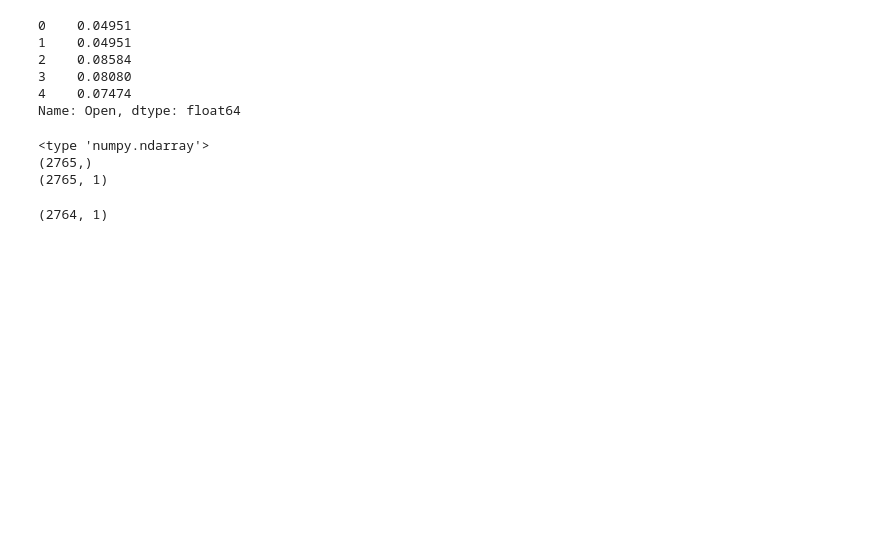
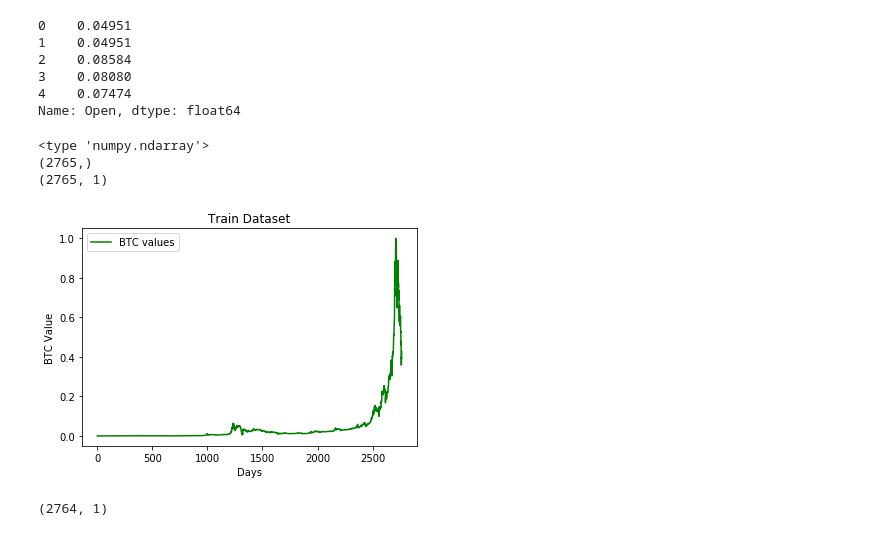
Before and after one commit to praseedm/Advance-AI, a Jupyter notebook: ML/assignments/Day21.ipynb, the cells around one changed output. Drawn from its saved outputs; the diff is of its cells as text; code cells hidden in the pictures; blank space fills up the shorter version.

```diff
--- a/ML/assignments/Day21.ipynb
+++ b/ML/assignments/Day21.ipynb
@@ -37,6 +37,15 @@ print d_open.shape
 <type 'numpy.ndarray'>
 (2765,)
 (2765, 1)
+# %%
+plt.plot(d_open, color = 'green', label = 'BTC values')
+plt.title('Train Dataset')
+plt.xlabel('Days')
+plt.ylabel('BTC Value')
+plt.legend()
+plt.show()
+# %% [output]
+[figure, added]
 # %%
 #Scaling the data
 
```
Also changed, not shown: parts of 12 cells of this notebook, 5 other files.
